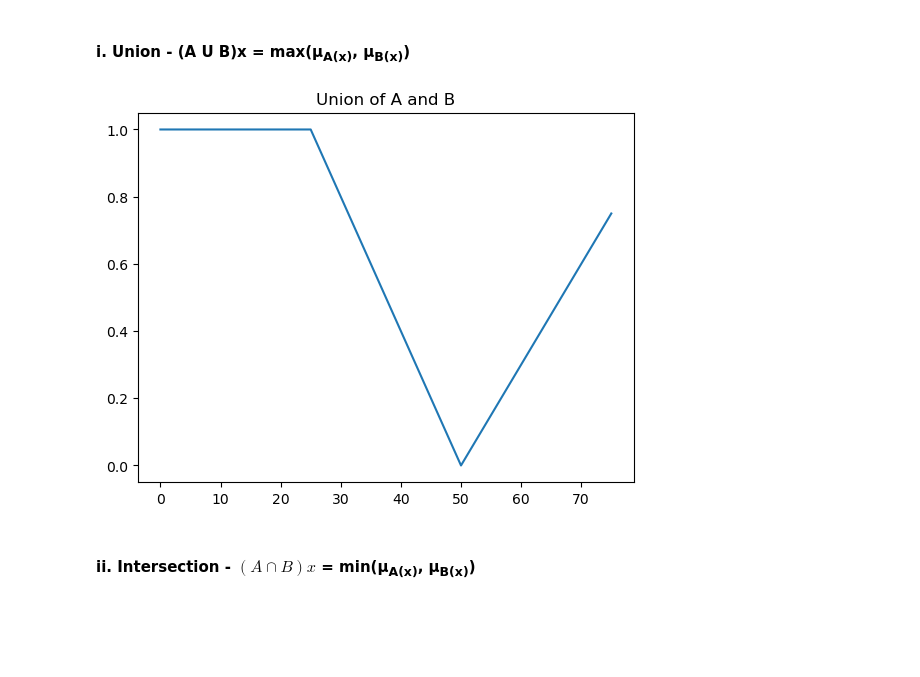
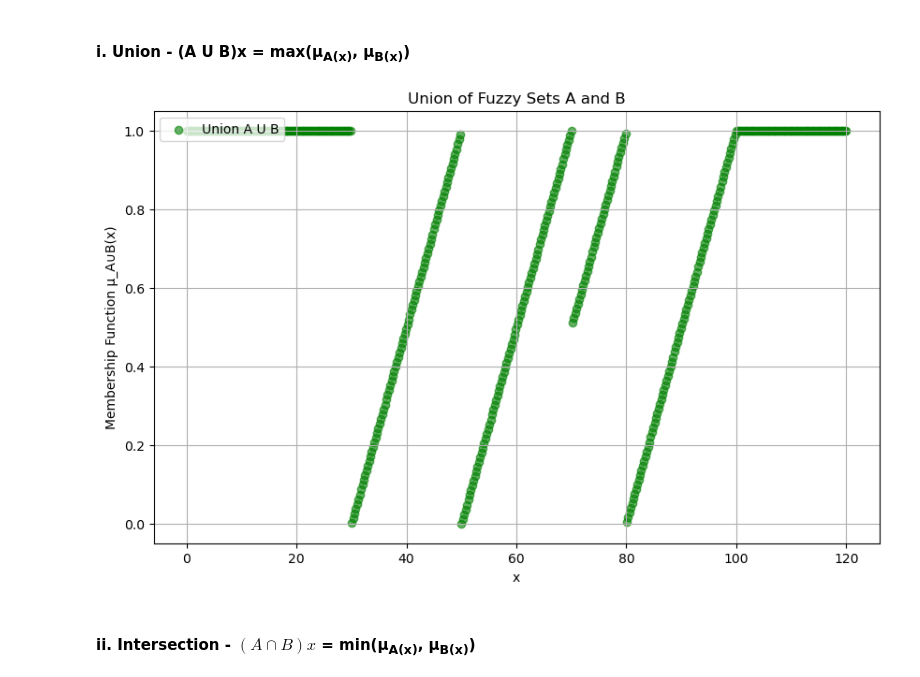
Before and after one commit to Uttam-Mahata/Soft_Computing, a Jupyter notebook: Assignment2/Fuzzy_logic.ipynb, the cells around one changed output. Cells and saved outputs as stored; diff of their text form; code cells hidden in the pictures; blank space fills up the shorter version.

```diff
--- a/Assignment2/Fuzzy_logic.ipynb
+++ b/Assignment2/Fuzzy_logic.ipynb
@@ -170,19 +225,54 @@ iii. Complement of both sets - A'(x) =  (1 − μ<sub>A(x)</sub>), B'(x) =  (1
 iv. Difference of the two sets – (A − B)x = (μ<sub>A(x)</sub> − μ<sub>B(x)</sub>)
 # %% [markdown]
 #### i. Union - (A U B)x = max(μ<sub>A(x)</sub>, μ<sub>B(x)</sub>)
-# %%
-def union(x):
-    return max(mu_A(x), mu_B(x))
-
-#Plot the function
-
-
-x = np.arange(0, 100, 25)
-y = [union(i) for i in x]
-plt.plot(x, y)
-plt.title('Union of A and B')
-plt.show()
-# %% [output]
-[figure, removed]
+# %%
+import numpy as np
+import matplotlib.pyplot as plt
+
+# Define the membership function for fuzzy set A
+def mu_A(x):
+    if x < 30:
+        return 1
+    elif 30 < x < 50:
+        return (x - 30) / (50 - 30)
+    elif 50 < x < 70:
+        return (x - 50) / (70 - 50)
+    else:
+        return 0
+
+# Define the membership function for fuzzy set B
+def mu_B(x):
+    if x < 60:
+        return 0
+    elif 60 < x < 80:
+        return (x - 60) / (80 - 60)
+    elif 80 < x < 100:
+        return (x - 80) / (100 - 80)
+    else:
+        return 1
+
+# Generate x values
+x = np.linspace(0, 120, 500)
+
+# Calculate the membership values for sets A and B
+y_A = np.array([mu_A(i) for i in x])
+y_B = np.array([mu_B(i) for i in x])
+
+# Calculate the union of A and B
+y_union = np.maximum(y_A, y_B)
+
+# Plot the union using a scatter plot
+plt.figure(figsize=(10, 6))
+plt.scatter(x, y_union, color='green', label='Union A U B', alpha=0.6)
+
+# Plot settings
+plt.title('Union of Fuzzy Sets A and B')
+plt.xlabel('x')
+plt.ylabel('Membership Function μ_A∪B(x)')
+plt.legend(loc='upper left')
+plt.grid(True)
+plt.show()
+# %% [output]
+[figure, added]
 # %% [markdown]
 #### ii. Intersection - $(A \cap B)x$ = min(μ<sub>A(x)</sub>, μ<sub>B(x)</sub>)
```
Also changed, not shown: parts of 11 cells of this notebook.
